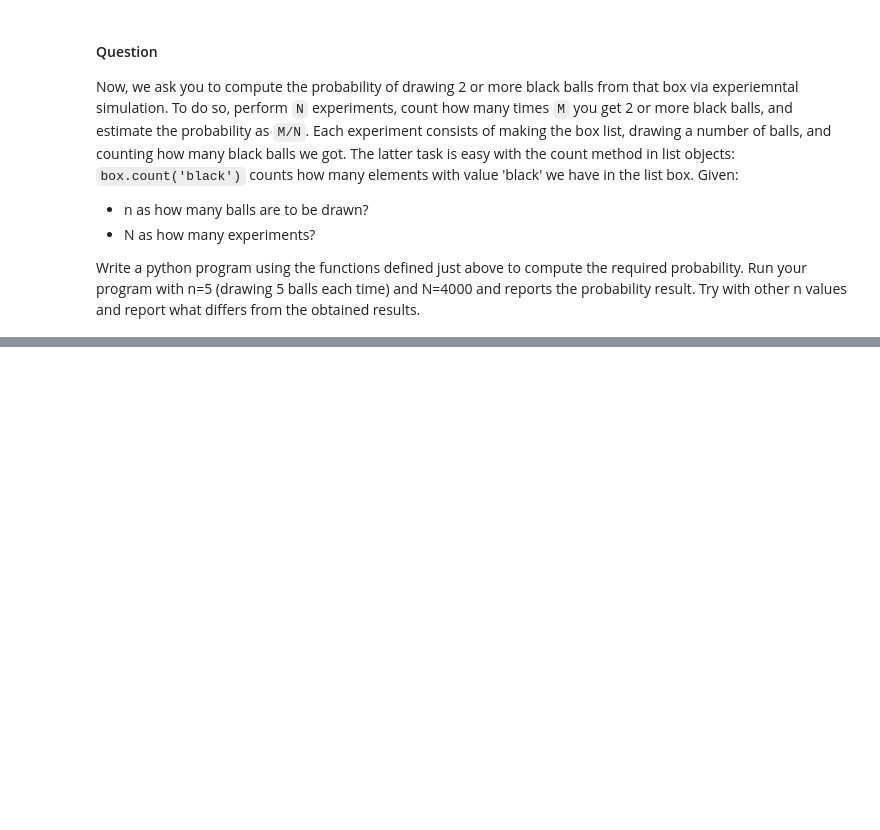
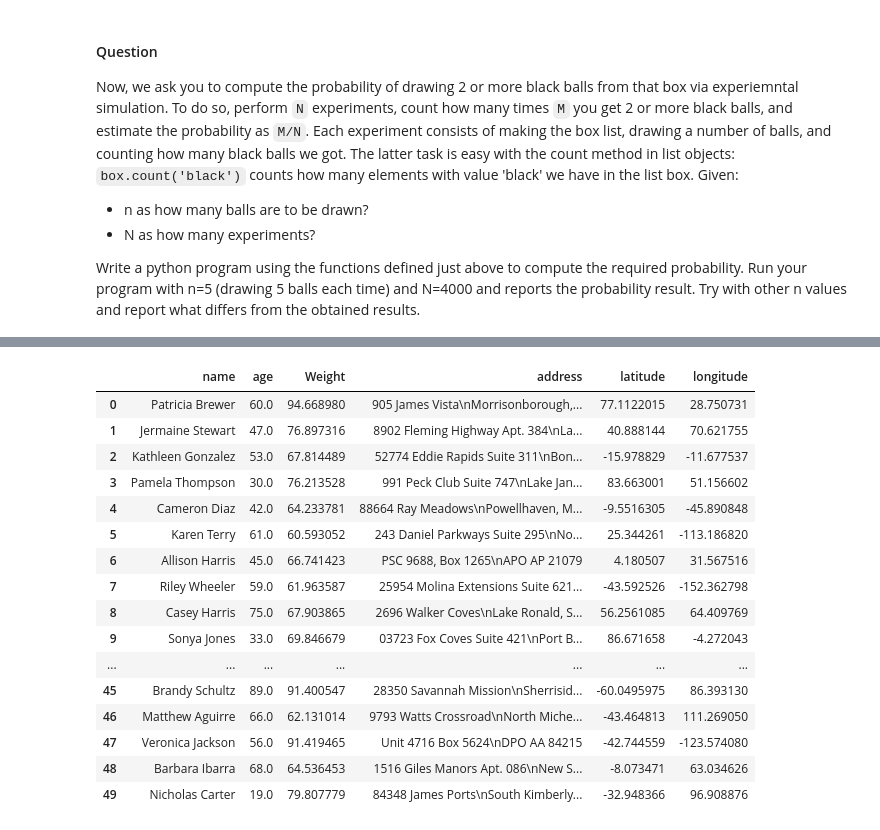
Before and after one commit to amaliahm/modeling_and_simulation_labs, a Jupyter notebook: ModSim_Lab3/ModSim_Lab3.ipynb, the cells around one changed output, grey strips where cells are left out. Cells and saved outputs as stored; diff of their text form; code cells hidden in the pictures; blank space fills up the shorter version.

```diff
--- a/ModSim_Lab3/ModSim_Lab3.ipynb
+++ b/ModSim_Lab3/ModSim_Lab3.ipynb
@@ -749,19 +624,3 @@ Given:
  Write a python program using the functions defined just above to compute the required probability.
  Run your program with n=5 (drawing 5 balls each time) and N=4000 and reports the probability result.
  Try with other n values and report what differs from the obtained results.
-# %%
-n = 2
-N = 4000
-
-num_successes = 0
-
-for i in range(N):
-    box = new_box()
-    balls = draw_n_balls(box, n)
-    num_black_balls = balls.count('black')
-    if num_black_balls >= 2:
-        num_successes += 1
-
-prob = num_successes / N
-
-print("Probability of drawing 2 or more black balls:", "{:.2f}".format(prob))
@@ -769,0 +705,40 @@ Probability of drawing 2 or more black balls: 0.10
+# %%
+from random import randint
+import pandas as pd
+import random
+
+fake = Faker()
+
+def input_data(n_rows):
+
+    # pandas dataframe
+    data = pd.DataFrame()
+    for i in range(0, n_rows):
+        data.loc[i,'name']= fake.name()
+        data.loc[i,'age']= fake.random_int(18, 100)
+        data.loc[i,'Weight']= random.uniform(60, 100)
+        data.loc[i,'address']= fake.address()
+        data.loc[i,'latitude']= str(fake.latitude())
+        data.loc[i,'longitude']= str(fake.longitude())
+    return data
+
+
+input_data(50)
+# %% [output]
+|  | name | age | Weight | address | latitude | longitude |
+| 0 | Patricia Brewer | 60.0 | 94.668980 | 905 James Vista\nMorrisonborough,... | 77.1122015 | 28.750731 |
+| 1 | Jermaine Stewart | 47.0 | 76.897316 | 8902 Fleming Highway Apt. 384\nLa... | 40.888144 | 70.621755 |
+| 2 | Kathleen Gonzalez | 53.0 | 67.814489 | 52774 Eddie Rapids Suite 311\nBon... | -15.978829 | -11.677537 |
+| 3 | Pamela Thompson | 30.0 | 76.213528 | 991 Peck Club Suite 747\nLake Jan... | 83.663001 | 51.156602 |
+| 4 | Cameron Diaz | 42.0 | 64.233781 | 88664 Ray Meadows\nPowellhaven, M... | -9.5516305 | -45.890848 |
+| 5 | Karen Terry | 61.0 | 60.593052 | 243 Daniel Parkways Suite 295\nNo... | 25.344261 | -113.186820 |
+| 6 | Allison Harris | 45.0 | 66.741423 | PSC 9688, Box 1265\nAPO AP 21079 | 4.180507 | 31.567516 |
+| 7 | Riley Wheeler | 59.0 | 61.963587 | 25954 Molina Extensions Suite 621... | -43.592526 | -152.362798 |
+| 8 | Casey Harris | 75.0 | 67.903865 | 2696 Walker Coves\nLake Ronald, S... | 56.2561085 | 64.409769 |
+| 9 | Sonya Jones | 33.0 | 69.846679 | 03723 Fox Coves Suite 421\nPort B... | 86.671658 | -4.272043 |
+| ... | ... | ... | ... | ... | ... | ... |
+| 45 | Brandy Schultz | 89.0 | 91.400547 | 28350 Savannah Mission\nSherrisid... | -60.0495975 | 86.393130 |
+| 46 | Matthew Aguirre | 66.0 | 62.131014 | 9793 Watts Crossroad\nNorth Miche... | -43.464813 | 111.269050 |
+| 47 | Veronica Jackson | 56.0 | 91.419465 | Unit 4716 Box 5624\nDPO AA 84215 | -42.744559 | -123.574080 |
+| 48 | Barbara Ibarra | 68.0 | 64.536453 | 1516 Giles Manors Apt. 086\nNew S... | -8.073471 | 63.034626 |
+| 49 | Nicholas Carter | 19.0 | 79.807779 | 84348 James Ports\nSouth Kimberly... | -32.948366 | 96.908876 |
```
Also changed, not shown: parts of 36 cells of this notebook.
